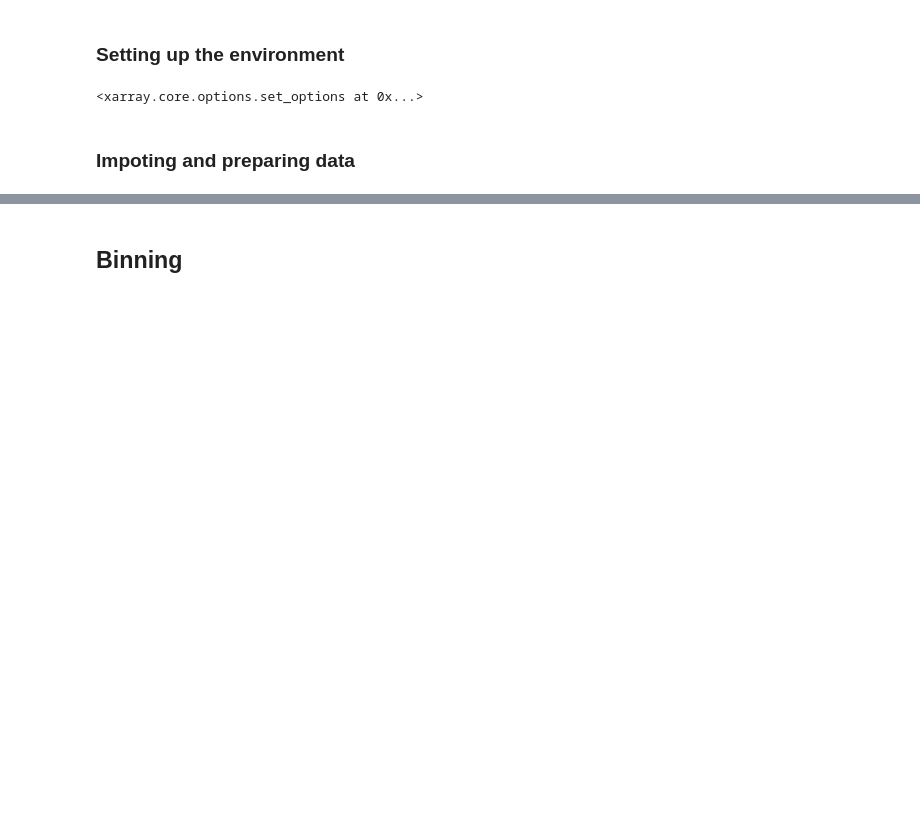
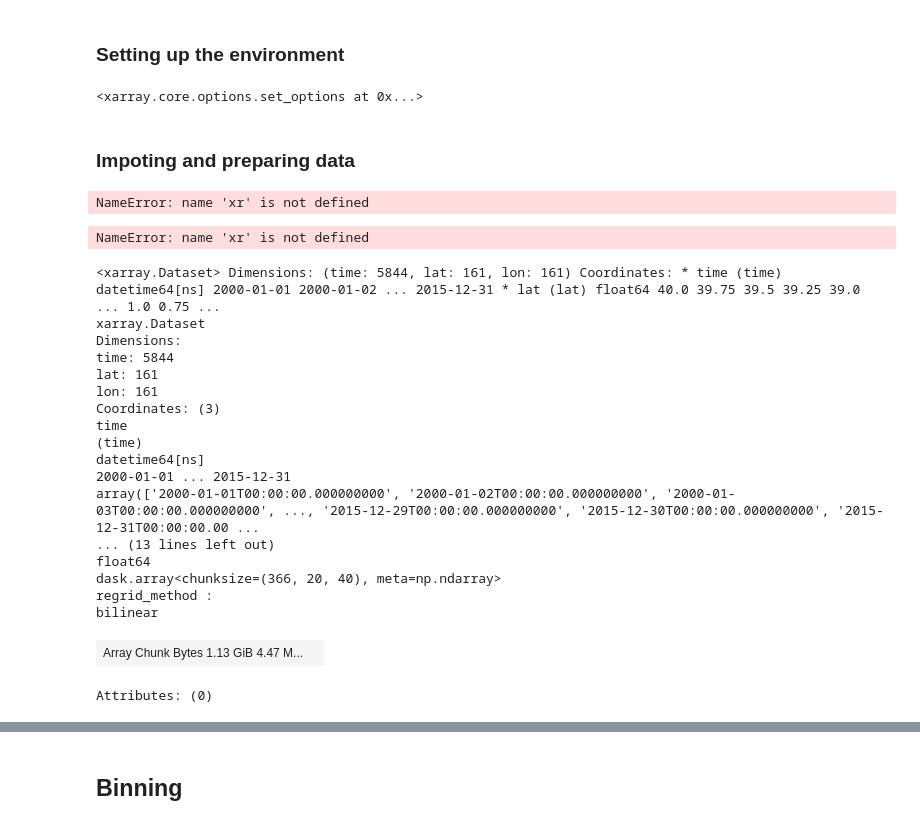
Before and after one commit to adisen99/msc_project, a Jupyter notebook: analysis02.ipynb, the cells around one changed output, grey strips where cells are left out. Saved outputs shown, nothing was run; the diff lists cells and outputs as text; code cells hidden in the pictures; blank space fills up the shorter version.

```diff
--- a/analysis02.ipynb
+++ b/analysis02.ipynb
@@ -93,0 +101,49 @@ BrBU = m.colors.LinearSegmentedColormap.from_list('map_white', colors)
+# %%
+imdaa_temp = xr.open_mfdataset('/home/aditya/Documents/msc_project/data/imdaa_tmp_regrid/*.nc', chunks=dict(time=1000, latitude=40, longitude=40))
+# imd_precip = imd_precip.tranpose('TIME', 'LATITUDE', 'LONGITUDE')
+imdaa_temp = imdaa_temp.rename_dims({'latitude':'lat', 'longitude':'lon'})
+imdaa_temp = imdaa_temp.rename({'latitude':'lat', 'longitude':'lon'})
+# imdaa_precip = imdaa_precip.isel(lat = 70, lon = 74)
+imdaa_temp
+# %% [output]
+NameError: name 'xr' is not defined
+# %%
+imdaa_rh = xr.open_mfdataset('/home/aditya/Documents/msc_project/data/imdaa_rh_regrid/*.nc', chunks=dict(time=1000, latitude=40, longitude=40))
+# imd_precip = imd_precip.tranpose('TIME', 'LATITUDE', 'LONGITUDE')
+imdaa_rh = imdaa_rh.rename_dims({'latitude':'lat', 'longitude':'lon'})
+imdaa_rh = imdaa_rh.rename({'latitude':'lat', 'longitude':'lon'})
+# imdaa_precip = imdaa_precip.isel(lat = 70, lon = 74)
+# imdaa_rh = imdaa_rh.reindex(lat=imdaa_rh.coords['lat'][:])
+imdaa_rh.coords['lat'] = imdaa_rh.coords['lat'][:]
+imdaa_rh = imdaa_rh.sel(lat = slice(40, 0), lon = slice(60, 100))
+imdaa_rh
+# %% [output]
+NameError: name 'xr' is not defined
+# %%
+aera5 = xr.open_mfdataset('/home/aditya/Documents/msc_project/data/Asia_ERA5_regrid/*.nc', chunks=dict(time=1000, lat=40, lon=40))
+# imd_precip = imd_precip.tranpose('TIME', 'LATITUDE', 'LONGITUDE')
+# imd_precip = imd_precip.rename_dims({LATITUDE':'lat', 'LONGITUDE':'lon'})
+# imd_precip = imd_precip.rename({'TIME':'time', 'LATITUDE':'lat', 'LONGITUDE':'lon'})
+# imd_precip = imd_precip.isel(lat = 70, lon = 74)
+aera5 = aera5.sel(lat = slice(40, 0), lon = slice(60, 100))
+aera5
+# %% [output]
+<xarray.Dataset> Dimensions: (time: 5844, lat: 161, lon: 161) Coordinates: * time (time) datetime64[ns] 2000-01-01 2000-01-02 ... 2015-12-31 * lat (lat) float64 40.0 39.75 39.5 39.25 39.0 ... 1.0 0.75 ...
+xarray.Dataset
+Dimensions:
+time: 5844
+lat: 161
+lon: 161
+Coordinates: (3)
+time
+(time)
+datetime64[ns]
+2000-01-01 ... 2015-12-31
+array(['2000-01-01T00:00:00.000000000', '2000-01-02T00:00:00.000000000', '2000-01-03T00:00:00.000000000', ..., '2015-12-29T00:00:00.000000000', '2015-12-30T00:00:00.000000000', '2015-12-31T00:00:00.00 ...
+... (13 lines left out)
+float64
+dask.array<chunksize=(366, 20, 40), meta=np.ndarray>
+regrid_method :
+bilinear
+| Array Chunk Bytes 1.13 GiB 4.47 M... |  |
+Attributes: (0)
```
Also changed, not shown: parts of 27 cells of this notebook, 1 other file.
